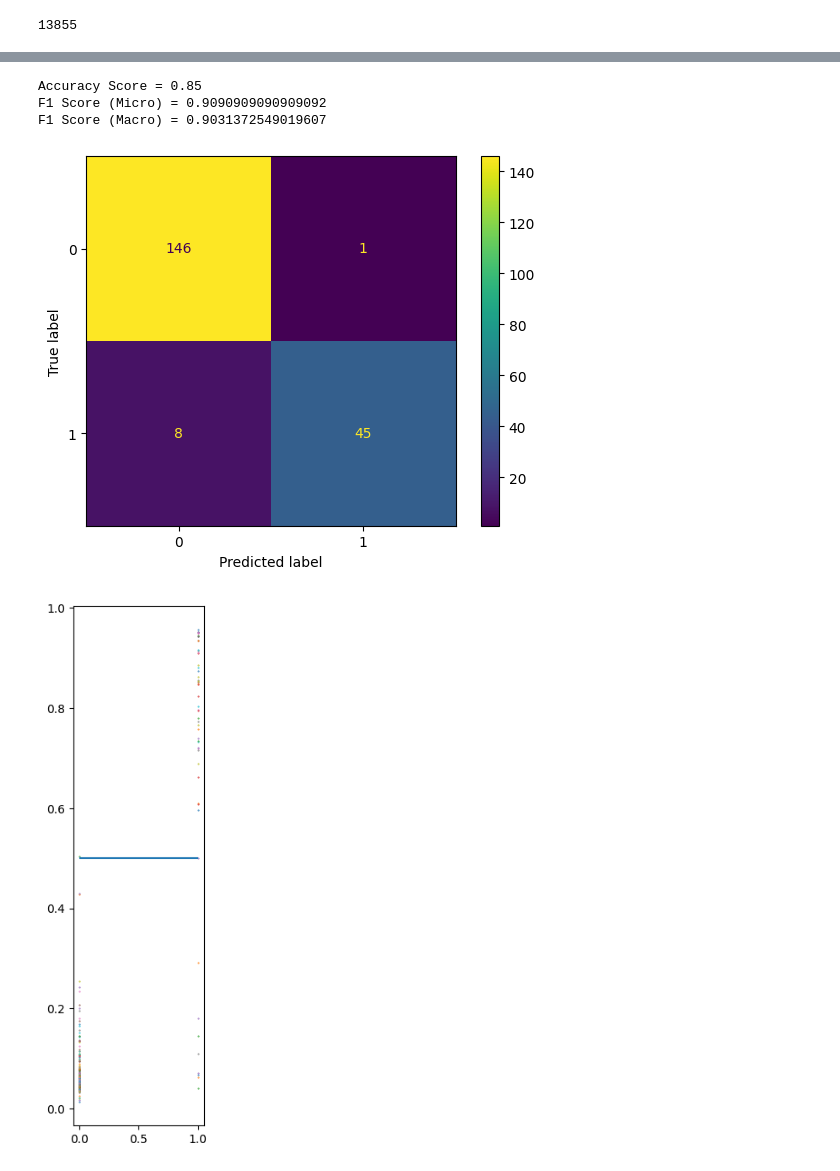
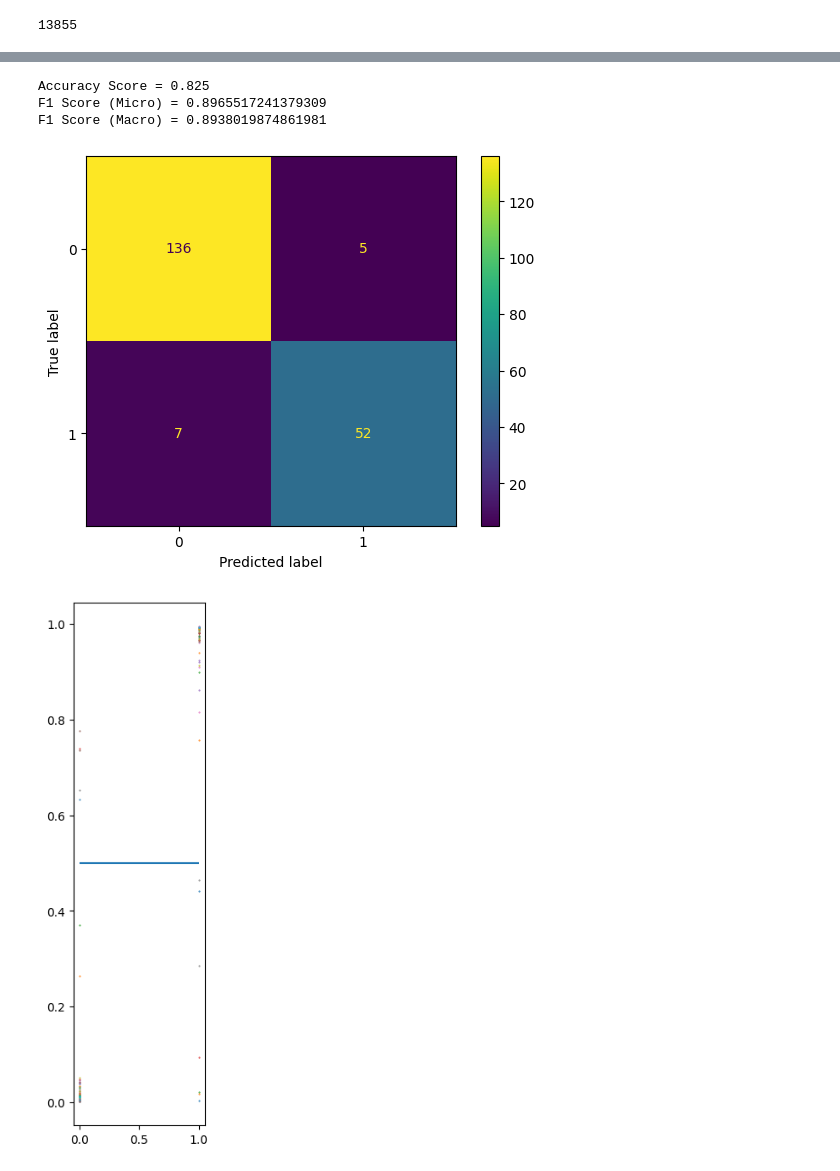
Before and after one commit to iuruoy-shao/training-problems, a Jupyter notebook: hierarchical_classifier.ipynb, the cells around one changed output, grey strips where cells are left out. Drawn from its saved outputs; the diff is of its cells as text; code cells hidden in the pictures.

Commit message:
added 2019 labels, trained labeling w/  solutions

```diff
--- a/hierarchical_classifier.ipynb
+++ b/hierarchical_classifier.ipynb
@@ -123,9 +124,9 @@ labeled_data
 # %%
-misc_labels = (6,22)
-alg_labels = (23,43)
-geo_labels = (44,61)
-nt_labels = (62,69)
-cb_labels = (69,82)
+misc_labels = (4,23)
+alg_labels = (23,44)
+geo_labels = (44,60)
+nt_labels = (60,68)
+cb_labels = (68,85)
 
 def extract_labels(cols):
     start, end = cols
@@ -163,9 +180,10 @@ labeled_data
 # %%
-problems_data = problems_data[['year','instance','number','choices','problem']]
+problems_data = problems_data[['year','instance','number','choices','problem','solutions']]
 problems_data['problem'] = problems_data['problem'].map(lambda x: strip_tags(get_latex_from_alt(x)))
+problems_data['solutions'] = problems_data['solutions'].map(lambda x: strip_tags(get_latex_from_alt(x)))
 problems_data['choices'] = problems_data['choices'].map(lambda x: ' '.join(json.loads(x)))
-problems_data['context'] = problems_data['problem'] + problems_data['choices']
-problems_data.drop(columns=['problem','choices'],inplace=True)
+problems_data['context'] = problems_data['problem'] + problems_data['solutions'] + problems_data['choices']
+problems_data.drop(columns=['problem','choices','solutions'],inplace=True)
 labeled_data.rename(columns={'Year':'year', 'Instance':'instance', 'Problem':'number'}, inplace=True)
 # %% [output]
 A value is trying to be set on a copy of a slice from a DataFrame
@@ -197,7 +215,7 @@ problems_data['context'].iloc[0]
 MAX_LEN = 256
 TRAIN_BATCH_SIZE = 6
 VALID_BATCH_SIZE = 4
-EPOCHS = 20
+EPOCHS = 50
 LEARNING_RATE = 1e-05
 # %%
 tokenizer = DistilBertTokenizer.from_pretrained('distilbert-base-uncased',truncation_side='left',truncation=True)
@@ -343,7 +361,7 @@ class ModelTraining:
                 fin_outputs.extend(torch.sigmoid(outputs).cpu().detach().numpy().tolist())
         return fin_outputs, fin_targets
 # %%
-model_trainer = ModelTraining(top_level_model,training_loader,testing_loader,optimizer)
-for epoch in range(20):
-    model_trainer.train_model(epoch)
+tl_model_trainer = ModelTraining(top_level_model,training_loader,testing_loader,optimizer)
+for epoch in range(EPOCHS):
+    tl_model_trainer.train_model(epoch)
 # %% [output]
@@ -381,7 +405,7 @@ KeyboardInterrupt:
 # %%
 from itertools import chain
 
-outputs, targets = model_trainer.validation()
+outputs, targets = tl_model_trainer.validation()
 
 outputs = np.array(outputs) >= 0.5
 outputs = [[1 if value else 0 for value in output] for output in outputs]
@@ -397,10 +421,10 @@ print(f"Accuracy Score = {accuracy}")
 print(f"F1 Score (Micro) = {f1_score_micro}")
 print(f"F1 Score (Macro) = {f1_score_macro}")
 # %% [output]
-Accuracy Score = 0.85
-F1 Score (Micro) = 0.9090909090909092
-F1 Score (Macro) = 0.9031372549019607
+Accuracy Score = 0.825
+F1 Score (Micro) = 0.8965517241379309
+F1 Score (Macro) = 0.8938019874861981
-[figure, old version]
+[figure, new version]
 # %%
 # for cm in metrics.multilabel_confusion_matrix(targets,outputs):
 #     matrix = metrics.ConfusionMatrixDisplay(cm)
@@ -408,16 +432,15 @@ F1 Score (Macro) = 0.9031372549019607
 # single_label_accuracy = metrics.accuracy_score(list(chain.from_iterable(targets)), list(chain.from_iterable(outputs)))
 # print(f"Single-label Accuracy Score = {single_label_accuracy}")
 # %%
-outputs, targets = model_trainer.validation()
-import matplotlib.pyplot as plt
+outputs, targets = tl_model_trainer.validation()
 
 plt.figure(figsize=(2,8))
 for i in range(len(targets)):
     plt.scatter(targets[i],outputs[i],s=.2)
 plt.hlines(.5,0,1)
 plt.show()
 # %% [output]
-[figure, old version]
+[figure, new version]
 # %%
 def generate_model(dataframe, labels):
     training_data = dataframe.sample(frac=train_size, random_state=200).reset_index(drop=True)
```
Also changed, not shown: parts of 21 cells of this notebook, 2 other files.
